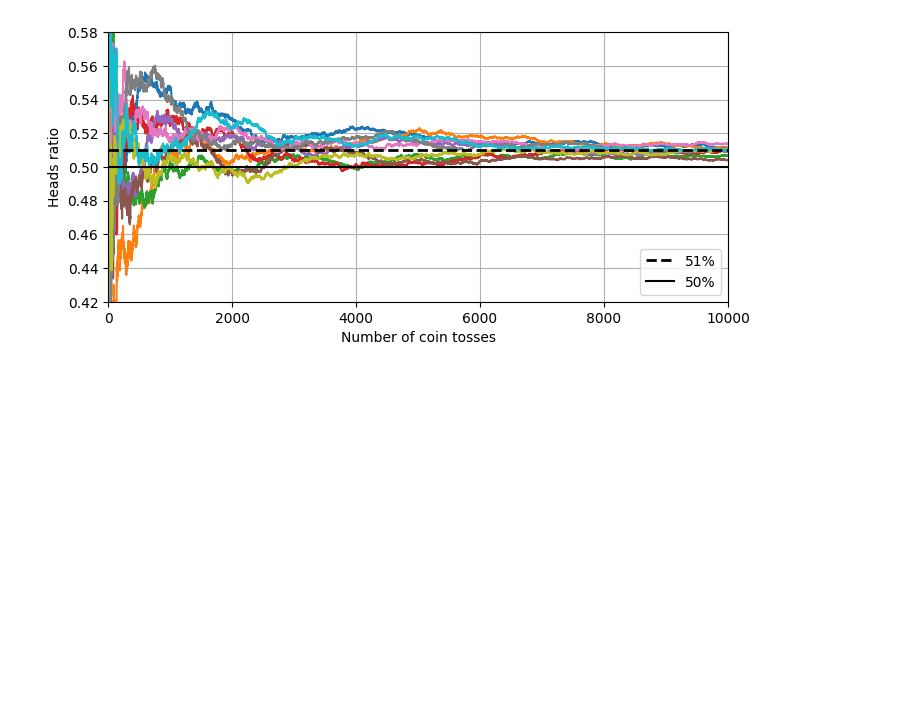
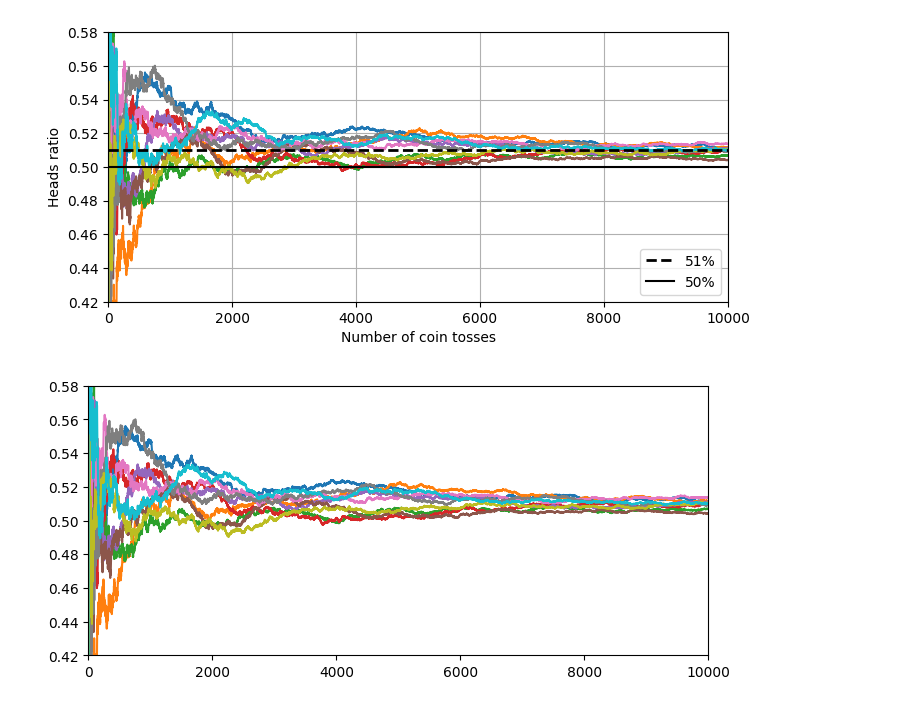
Before and after one commit to JAYANT-101/Machine-learning, a Jupyter notebook: Ensemble_learning_and_random_forests.ipynb, the cells around one changed output. Drawn from its saved outputs; the diff is of its cells as text; code cells hidden in the pictures; blank space fills up the shorter version.

Commit message:
Ensemble learning and random forests

```diff
--- a/Ensemble_learning_and_random_forests.ipynb
+++ b/Ensemble_learning_and_random_forests.ipynb
@@ -24,3 +22,15 @@ plt.grid()
 plt.show()
 # %% [output]
 [figure]
+# %%
+heads_proba=0.51
+np.random.seed(42)
+coin_tosses=(np.random.rand(10000,10)<heads_proba).astype(np.int32)
+cumulative_heads = coin_tosses.cumsum(axis=0)
+cumulative_heads_ratio = cumulative_heads / np.arange(1, 10001).reshape(-1, 1)
+plt.figure(figsize=(8, 3.5))
+plt.plot(cumulative_heads_ratio)
+plt.axis([0, 10000, 0.42, 0.58])
+plt.show()
+# %% [output]
+[figure, added]
```
Also changed, not shown: parts of 1 cell of this notebook.
